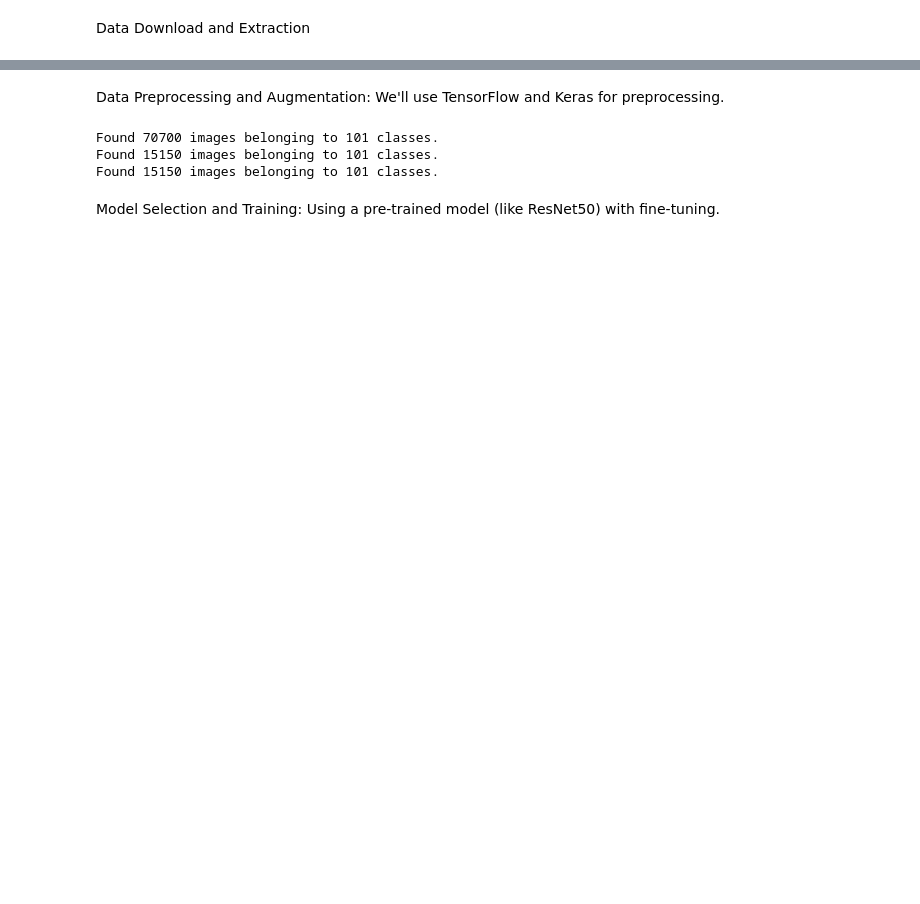
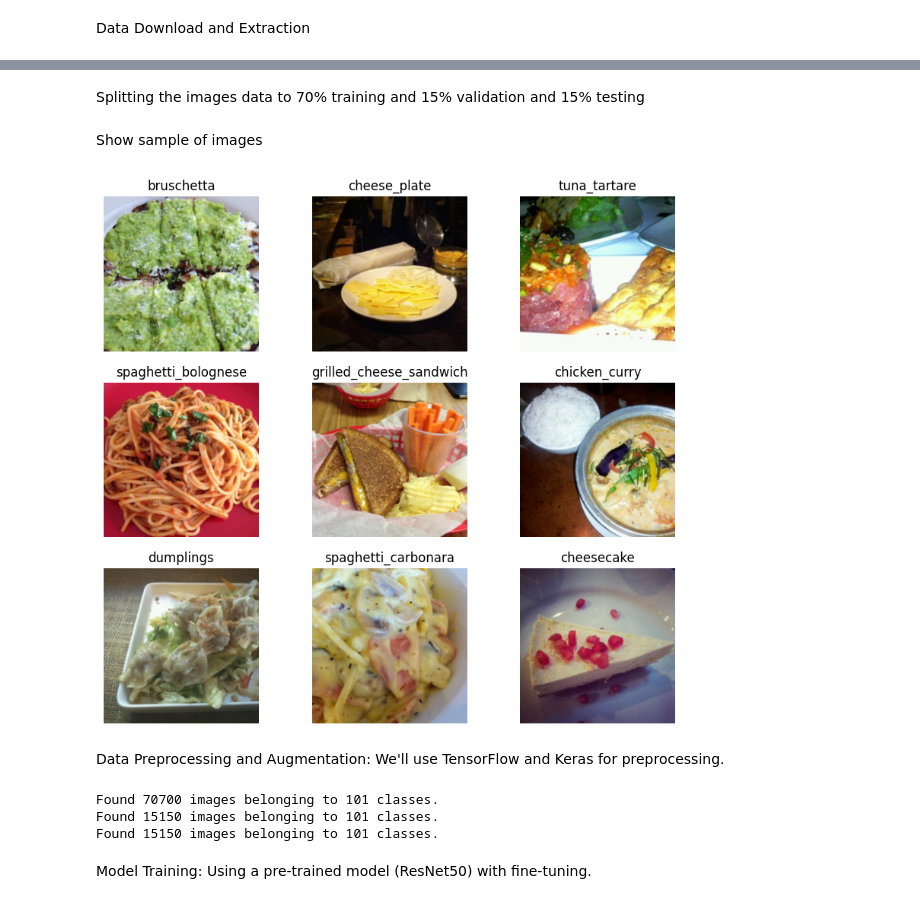
Before and after one commit to marksidhom22/FoodImageClassifier, a Jupyter notebook: src/food_image_classifier.ipynb, the cells around one changed output, grey strips where cells are left out. Drawn from its saved outputs; the diff is of its cells as text; code cells hidden in the pictures; blank space fills up the shorter version.

```diff
--- a/src/food_image_classifier.ipynb
+++ b/src/food_image_classifier.ipynb
@@ -11,3 +27,27 @@ from tensorflow.keras.optimizers import Adam
+# %%
+
+
+""" Code configuration"""
+# Training Data URL
+url = 'http://data.vision.ee.ethz.ch/cvl/food-101.tar.gz'
+save_path = './food-101.tar.gz'
+
+# The path of downloaded Data the path of splitting data to training, validation and testing
+# images_path = './food-101/images'
+# images_split_dir='./food-101/data_split'
+images_path = r'/content/food-101/images'
+images_split_dir=r'/content/food-101/data_split'
+
+# Number of images categories/classes
+classes_number=101
+
+skip_download=False
+
+skip_data_split=False
+
+Skip_model_training=False
+
+Skip_load_model=False
 # %% [markdown]
 Data Download and Extraction
 # %%
@@ -37 +77,3 @@ food-101/README.txt
+# %% [markdown]
+Splitting the images data to 70% training and 15% validation and 15% testing
 # %%
@@ -80,6 +125,35 @@ for cls in classes:
+# %% [markdown]
+Show sample of images
+# %%
+from fastai.vision.all import ImageDataLoaders, Resize
+
+def display_batch(images_path):
+    # Specify a standard size for all images
+    standard_size = 224
+
+    # Create a DataLoaders object with the Resize transform
+    data = ImageDataLoaders.from_folder(
+        images_path,
+        valid_pct=0.2,
+        seed=42,
+        bs=20,  # Batch size set to 20
+        item_tfms=Resize(standard_size)  # Resize transform
+    )
+
+    # Show a batch of images, the layout will depend on the batch size
+    data.show_batch(figsize=(10,9))
+
+display_batch(images_path)
+# %% [output]
+[figure, added]
 # %% [markdown]
 Data Preprocessing and Augmentation: We'll use TensorFlow and Keras for preprocessing.
 # %%
+
+"""
+Data Preprocessing and Augmentation: We'll use TensorFlow and Keras for preprocessing.
+"""
+
 # Data augmentation and preprocessing for training and validation sets
 train_datagen = ImageDataGenerator(preprocessing_function=preprocess_input,
                                    rotation_range=30,
@@ -88,3 +162,16 @@ train_datagen = ImageDataGenerator(preprocessing_function=preprocess_input,
                                    shear_range=0.2,
                                    zoom_range=0.2,
                                    horizontal_flip=True)
+
+val_datagen = ImageDataGenerator(preprocessing_function=preprocess_input)
+
+test_datagen = ImageDataGenerator(preprocessing_function=preprocess_input)
+
+# Data generators
+train_generator = train_datagen.flow_from_directory(train_dir, target_size=(224, 224), batch_size=32, class_mode='categorical')
+val_generator = val_datagen.flow_from_directory(val_dir, target_size=(224, 224), batch_size=32, class_mode='categorical')
+test_generator = test_datagen.flow_from_directory(test_dir, target_size=(224, 224), batch_size=32, class_mode='categorical', shuffle=False)
+# %% [output]
+Found 70700 images belonging to 101 classes.
+Found 15150 images belonging to 101 classes.
+Found 15150 images belonging to 101 classes.
@@ -95,11 +178,2 @@ test_datagen = ImageDataGenerator(preprocessing_function=preprocess_input)
-# %%
-# Data generators
-train_generator = train_datagen.flow_from_directory(train_dir, target_size=(224, 224), batch_size=32, class_mode='categorical')
-val_generator = val_datagen.flow_from_directory(val_dir, target_size=(224, 224), batch_size=32, class_mode='categorical')
-test_generator = test_datagen.flow_from_directory(test_dir, target_size=(224, 224), batch_size=32, class_mode='categorical', shuffle=False)
-# %% [output]
-Found 70700 images belonging to 101 classes.
-Found 15150 images belonging to 101 classes.
-Found 15150 images belonging to 101 classes.
 # %% [markdown]
-Model Selection and Training: Using a pre-trained model (like ResNet50) with fine-tuning.
+Model Training: Using a pre-trained model (ResNet50) with fine-tuning.
```
Also changed, not shown: parts of 27 cells of this notebook, 3 other files.
